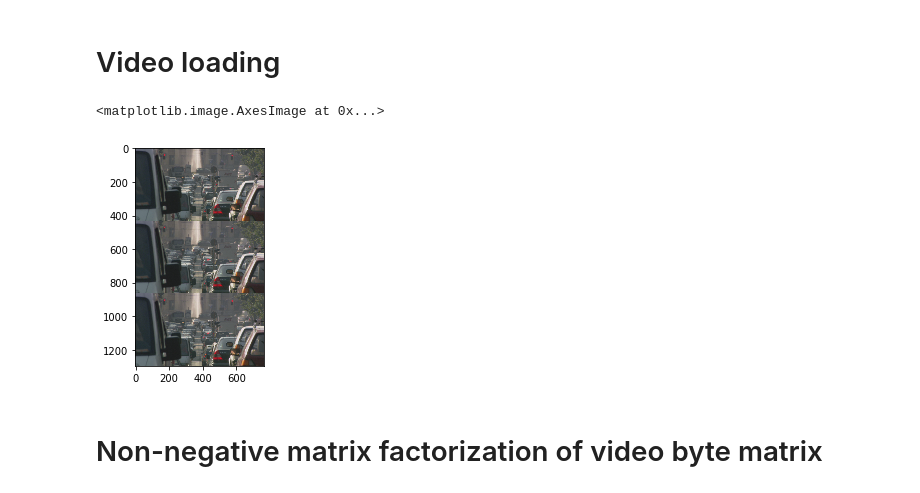
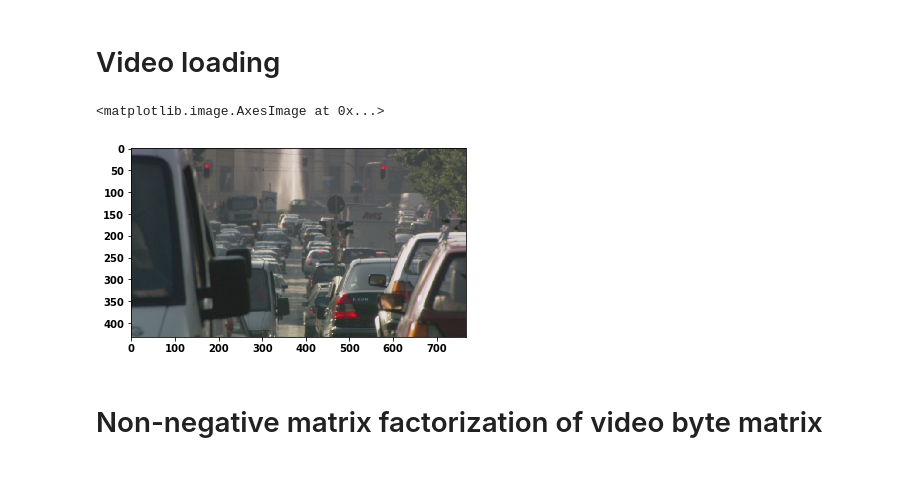
Before and after one commit to ajayjain/video-compression, a Jupyter notebook: Load LIVE videos.ipynb, the cells around one changed output. Drawn from its saved outputs; the diff is of its cells as text; code cells hidden in the pictures.

```diff
--- a/Load LIVE videos.ipynb
+++ b/Load LIVE videos.ipynb
@@ -32,10 +38,10 @@ video_matrix, frames = yuv.load_YUV420_video(videos[0], dim)
 # %%
 rgb_frames = yuv.convert_pil_ycbcr_to_rgb(frames)
 stacked_frames = np.concatenate(rgb_frames)
-plt.imshow(stacked_frames[:dim[1]*3, :, :])
+plt.imshow(stacked_frames[:dim[1]*1, :, :])
 # %% [output]
 <matplotlib.image.AxesImage at 0x...>
-[figure, old version]
+[figure, new version]
 # %%
 def frame_vector_to_rgb(frame, dimensions):
     """Converts a image vector an RGB numpy array.
```
Also changed, not shown: parts of 16 cells of this notebook, 1 other file.
